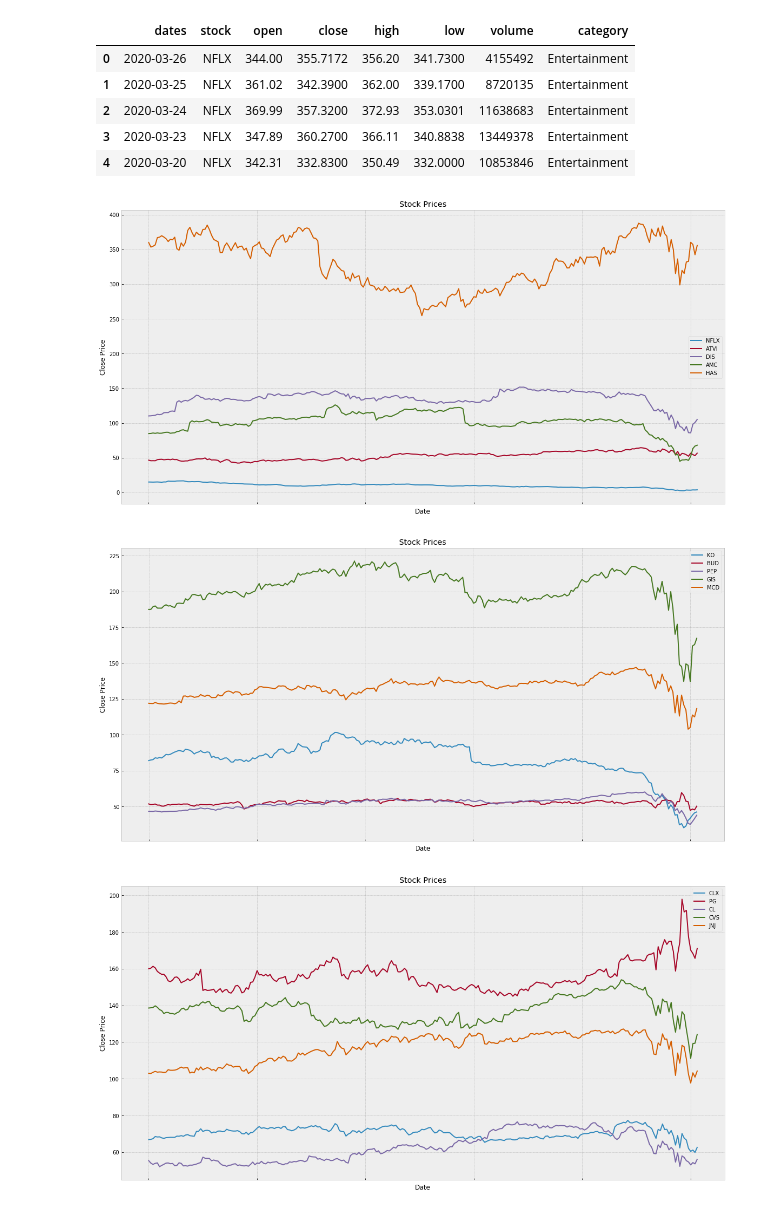
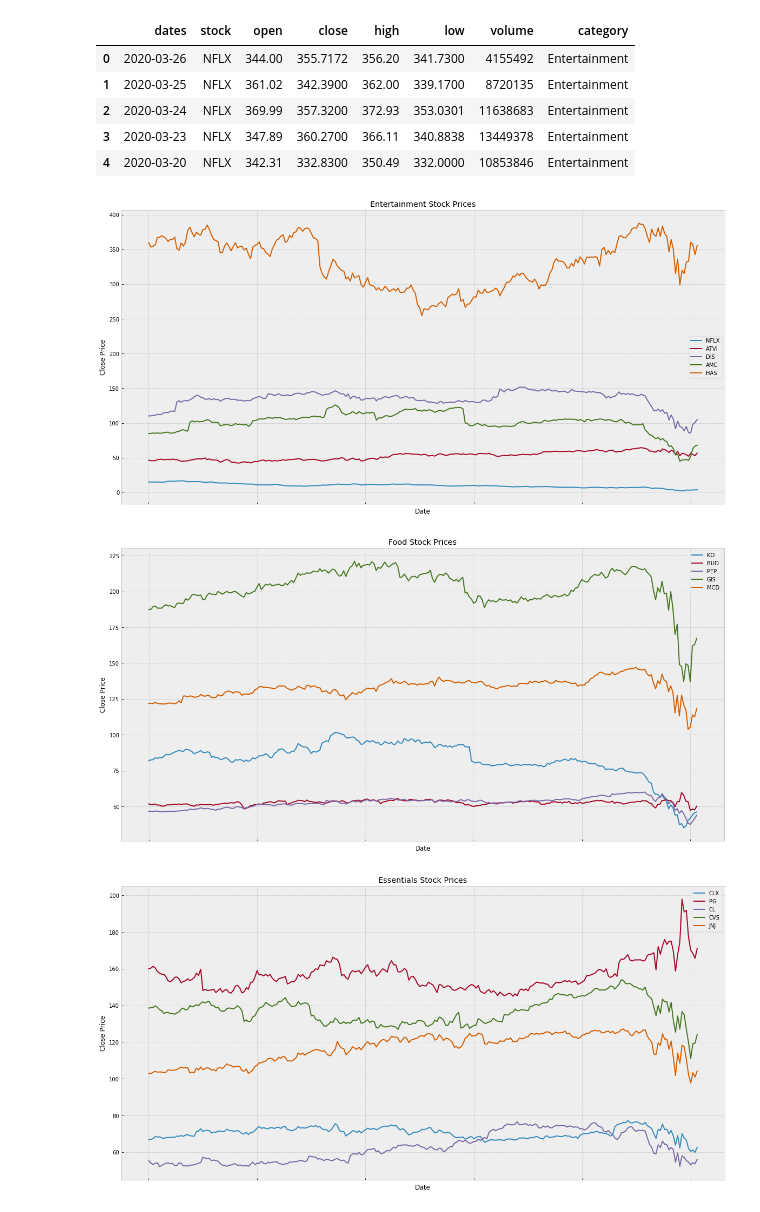
Before and after one commit to Sal-r/Corona-Virus-Vs-Stock-Market, a Jupyter notebook: DEV/JakeH/data_visualization.ipynb, the cells around one changed output. Drawn from its saved outputs; the diff is of its cells as text; code cells hidden in the pictures.

Commit message:
data viz

```diff
--- a/DEV/JakeH/data_visualization.ipynb
+++ b/DEV/JakeH/data_visualization.ipynb
@@ -21,29 +21,28 @@ global_df = full_df[full_df['category'] == 'Global']
 comm_df = full_df[full_df['category'] == 'Commodities']
 index_df = full_df[full_df['category'] == 'Index']
 # %%
-def plot_data(df):
+def plot_data(df, title):
     stock = df.stock.unique()
     stock_list = stock.tolist()
 
     df = df.sort_values('dates', ascending=True)
-
 
     ax = plt.subplot(111)
     df.groupby('stock').plot(y='close', x='dates', kind='line', ax=ax, figsize=(20,10))
     plt.legend(stock_list, loc='best') #change legend to report the correct stock
     plt.xlabel('Date')
     plt.ylabel('Close Price')
-    plt.title('Stock Prices')
+    plt.title(title)
 # %%
-plot_data(ent_df)
+plot_data(ent_df, 'Entertainment Stock Prices')
 # %% [output]
-[figure, old version]
+[figure, new version]
 # %%
-plot_data(food_df)
+plot_data(food_df, 'Food Stock Prices')
 # %% [output]
-[figure, old version]
+[figure, new version]
 # %%
-plot_data(ess_df)
+plot_data(ess_df, 'Essentials Stock Prices')
 # %% [output]
-[figure, old version]
+[figure, new version]
 # %%
```
Also changed, not shown: parts of 5 cells of this notebook, 1 other file.
